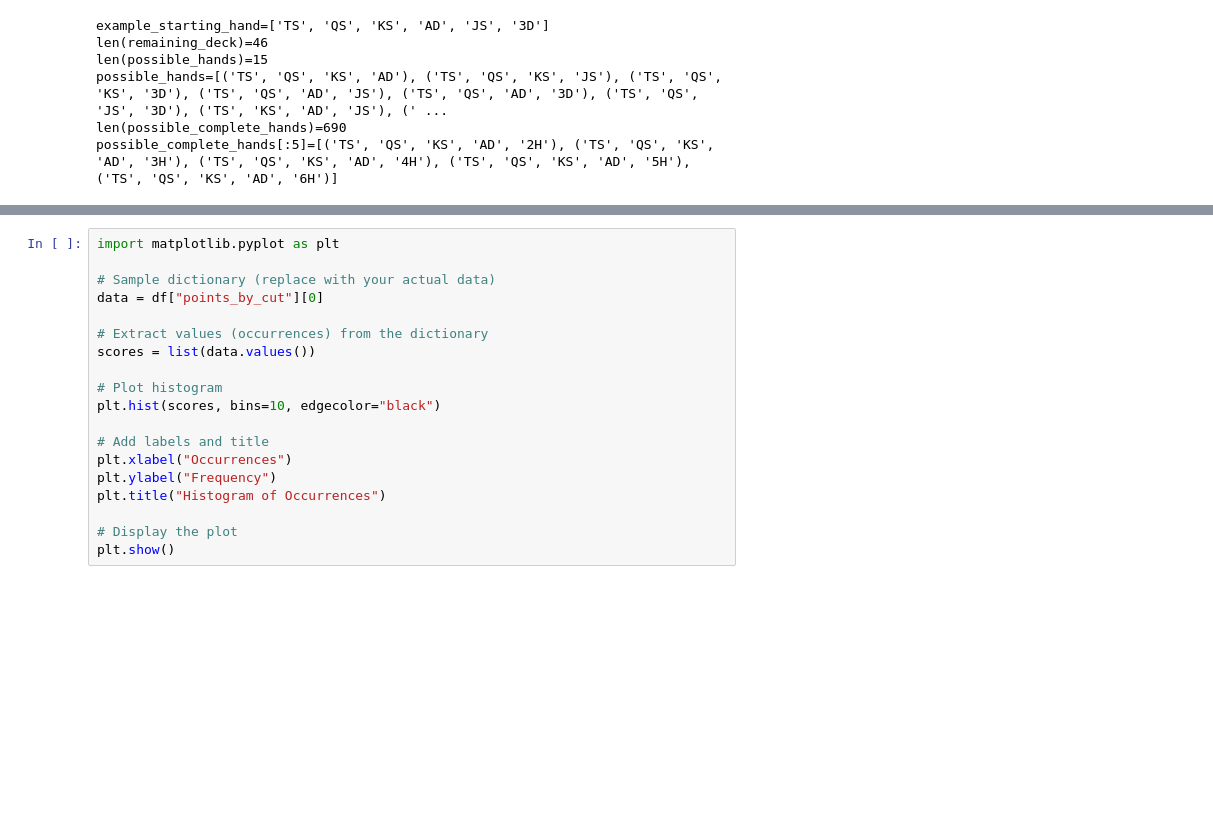
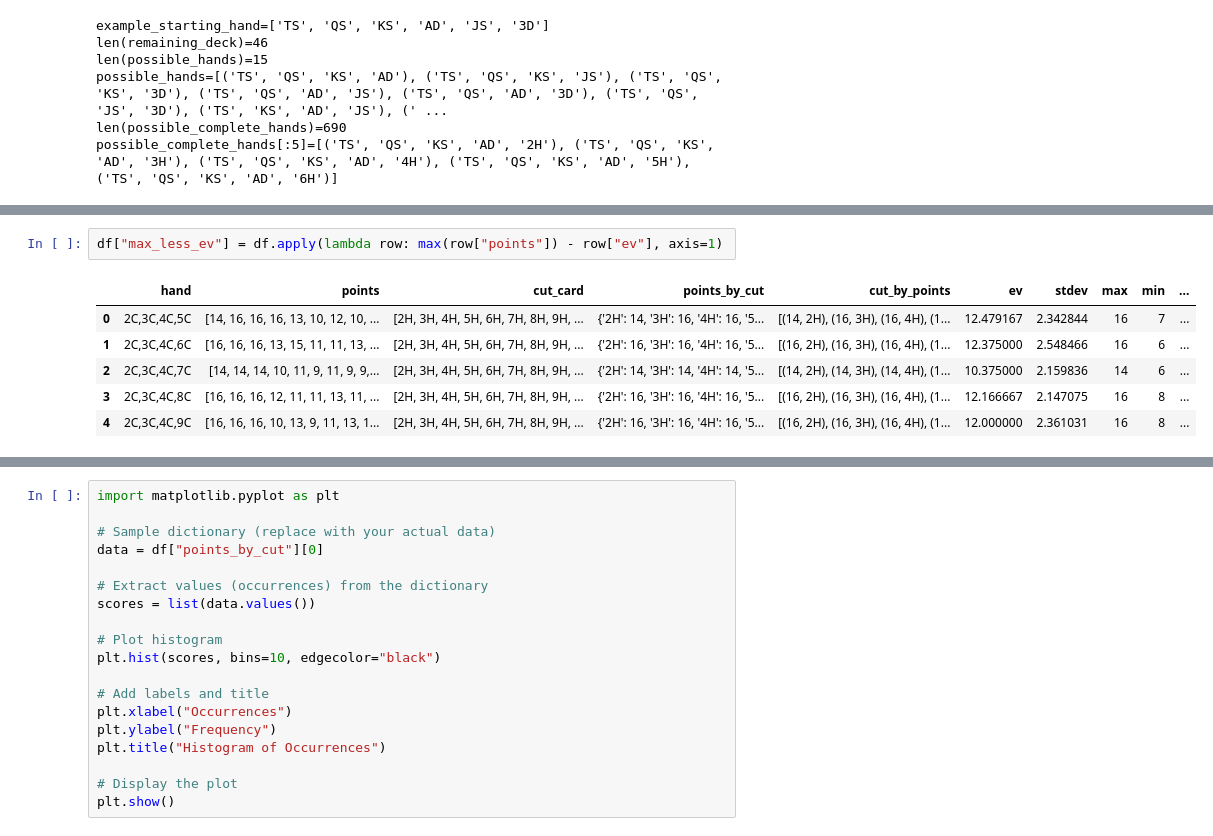
Before and after one commit to ianpaul10/cribbage-hand-statistics, a Jupyter notebook: crib.ipynb, the cells around one changed output, grey strips where cells are left out. Cells and saved outputs as stored; diff of their text form; blank space fills up the shorter version.

```diff
--- a/crib.ipynb
+++ b/crib.ipynb
@@ -187 +271,10 @@ min                                                              0
 Name: 0, dtype: object
+# %%
+df["max_less_ev"] = df.apply(lambda row: max(row["points"]) - row["ev"], axis=1)
+# %% [output]
+|  | hand | points | cut_card | points_by_cut | cut_by_points | ev | stdev | max | min | ... |
+| 0 | 2C,3C,4C,5C | [14, 16, 16, 16, 13, 10, 12, 10, ... | [2H, 3H, 4H, 5H, 6H, 7H, 8H, 9H, ... | {'2H': 14, '3H': 16, '4H': 16, '5... | [(14, 2H), (16, 3H), (16, 4H), (1... | 12.479167 | 2.342844 | 16 | 7 | ... |
+| 1 | 2C,3C,4C,6C | [16, 16, 16, 13, 15, 11, 11, 13, ... | [2H, 3H, 4H, 5H, 6H, 7H, 8H, 9H, ... | {'2H': 16, '3H': 16, '4H': 16, '5... | [(16, 2H), (16, 3H), (16, 4H), (1... | 12.375000 | 2.548466 | 16 | 6 | ... |
+| 2 | 2C,3C,4C,7C | [14, 14, 14, 10, 11, 9, 11, 9, 9,... | [2H, 3H, 4H, 5H, 6H, 7H, 8H, 9H, ... | {'2H': 14, '3H': 14, '4H': 14, '5... | [(14, 2H), (14, 3H), (14, 4H), (1... | 10.375000 | 2.159836 | 14 | 6 | ... |
+| 3 | 2C,3C,4C,8C | [16, 16, 16, 12, 11, 11, 13, 11, ... | [2H, 3H, 4H, 5H, 6H, 7H, 8H, 9H, ... | {'2H': 16, '3H': 16, '4H': 16, '5... | [(16, 2H), (16, 3H), (16, 4H), (1... | 12.166667 | 2.147075 | 16 | 8 | ... |
+| 4 | 2C,3C,4C,9C | [16, 16, 16, 10, 13, 9, 11, 13, 1... | [2H, 3H, 4H, 5H, 6H, 7H, 8H, 9H, ... | {'2H': 16, '3H': 16, '4H': 16, '5... | [(16, 2H), (16, 3H), (16, 4H), (1... | 12.000000 | 2.361031 | 16 | 8 | ... |
```
Also changed, not shown: parts of 7 cells of this notebook, 9 other files.
